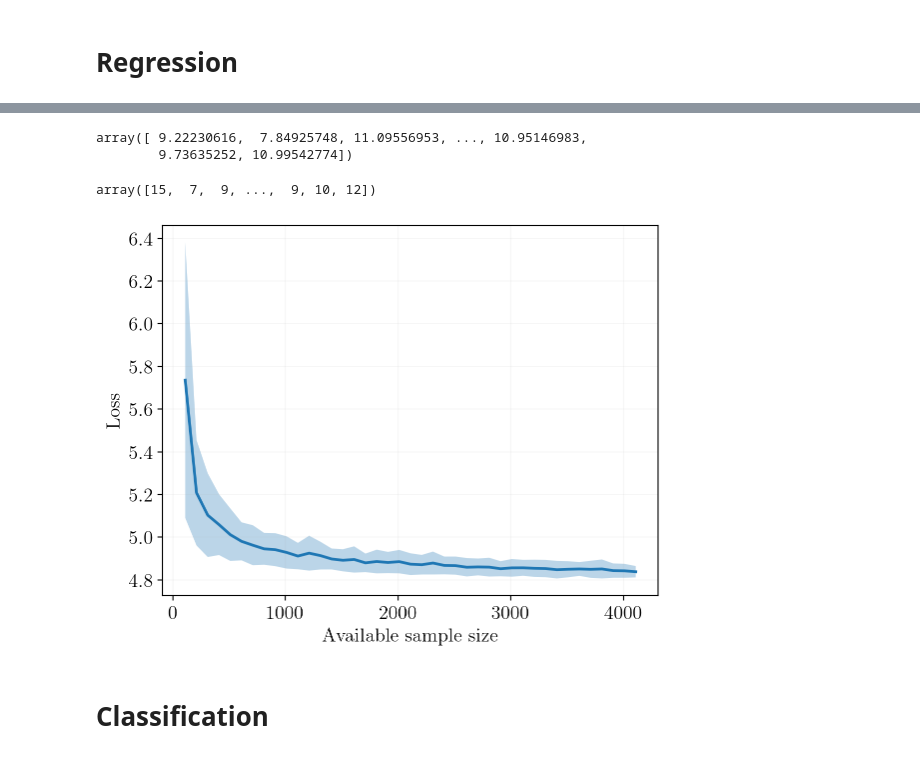
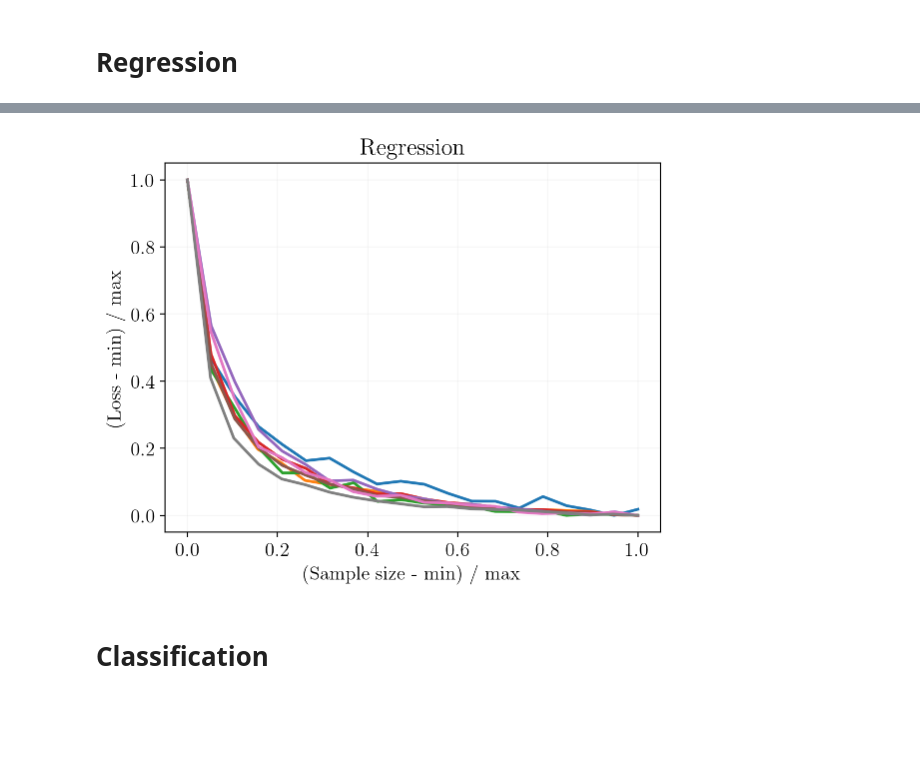
Before and after one commit to kisnikser/Bayesian-Sample-Size-Estimation, a Jupyter notebook: code/data.ipynb, the cells around one changed output, grey strips where cells are left out. Drawn from its saved outputs; the diff is of its cells as text; code cells hidden in the pictures; blank space fills up the shorter version.

```diff
--- a/code/data.ipynb
+++ b/code/data.ipynb
@@ -288,10 +208,0 @@ Pipeline(steps=[('preprocessor',
-# %%
-y_pred = pipe.predict(X)
-y_pred
-# %% [output]
-array([ 9.22230616,  7.84925748, 11.09556953, ..., 10.95146983,
-        9.73635252, 10.99542774])
-# %%
-y
-# %% [output]
-array([15,  7,  9, ...,  9, 10, 12])
@@ -323,8 +208,0 @@ loss_stds = np.array(loss_stds)
-# %%
-plt.plot(sample_sizes[1:], loss_means[1:])
-plt.fill_between(sample_sizes[1:], loss_means[1:] - loss_stds[1:], loss_means[1:] + loss_stds[1:], alpha=0.3)
-plt.xlabel("Available sample size")
-plt.ylabel("Loss")
-plt.show()
-# %% [output]
-[figure, removed]
@@ -330,0 +211,27 @@ plt.show()
+# %%
+for name in results_regression.keys():
+    sample_sizes = results_regression[name]['sample_sizes']
+    loss_means = results_regression[name]['mean']
+    loss_stds = results_regression[name]['std']
+    x_vals = sample_sizes - min(sample_sizes)
+    x_vals = x_vals / max(x_vals)
+    y_means = loss_means - min(loss_means)
+    y_means = y_means / max(y_means)
+    y_stds = loss_stds / max(loss_means)
+    #plt.plot(sample_sizes / max(sample_sizes), loss_means, label=name)
+    #plt.fill_between(sample_sizes / max(sample_sizes), loss_means - loss_stds, loss_means + loss_stds, alpha=0.3)
+    plt.plot(x_vals, y_means, label=name)
+    plt.fill_between(x_vals, y_means - y_stds, y_means + y_stds, alpha=0.3)
+
+#plt.legend()
+plt.title("Regression")
+#plt.xlabel("Available part of sample size")
+#plt.ylabel("Loss")
+plt.xlabel("(Sample size - min) / max")
+plt.ylabel("(Loss - min) / max")
+#plt.xlim(left=55)
+#plt.ylim(bottom=0, top=10000)
+#plt.savefig("figures/datasets_regression_stds.pdf", bbox_inches='tight')
+plt.show()
+# %% [output]
+[figure, added]
```
Also changed, not shown: parts of 56 cells of this notebook, 7 other files.
